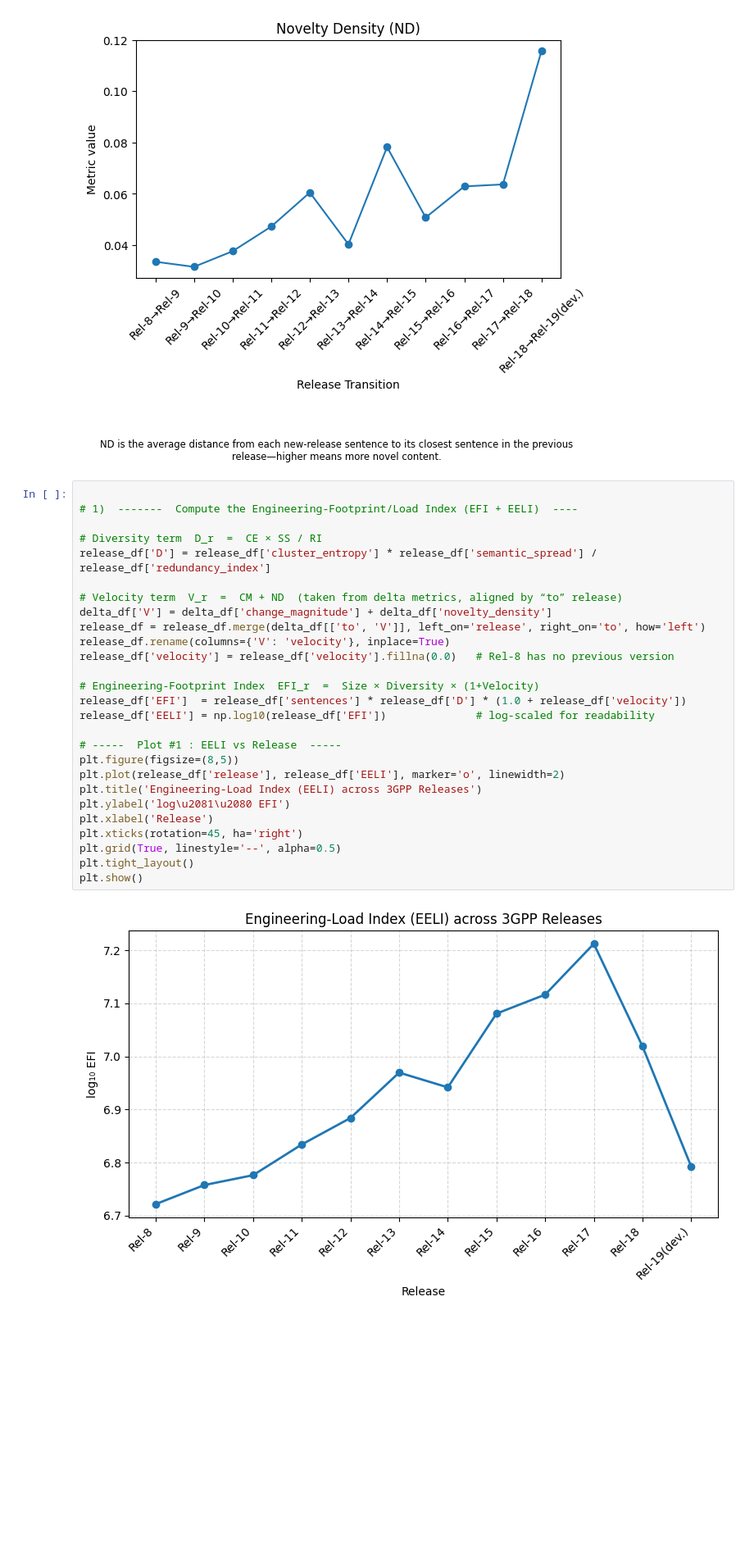
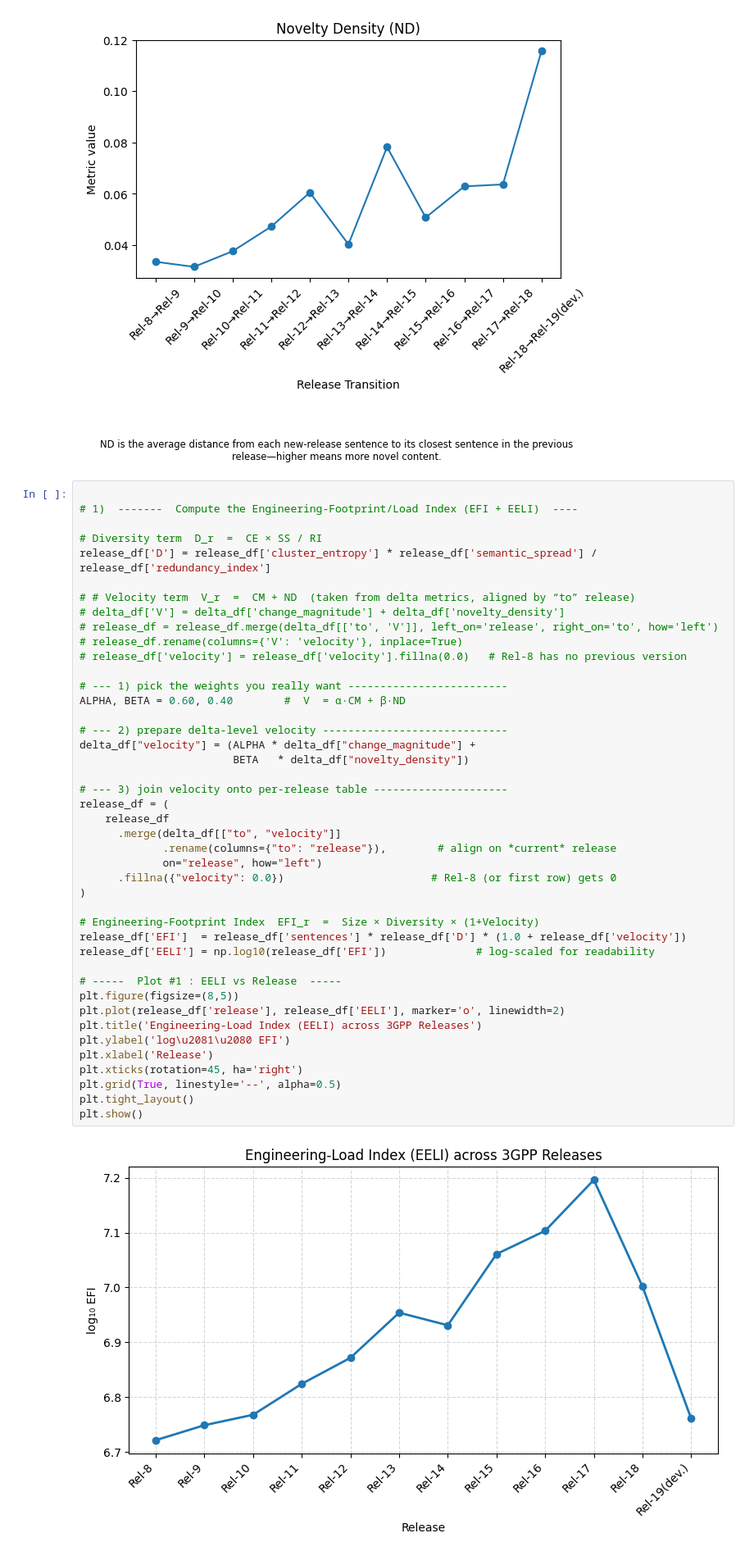
Before and after one commit to EE-zim/3gpp_Complexity, a Jupyter notebook: 3gpp_complexity_lab_report_fixed.ipynb, the cells around one changed output. Shown: that part at 82% size. Saved outputs shown, nothing was run; the diff lists cells and outputs as text; blank space fills up the shorter version.

```diff
--- a/3gpp_complexity_lab_report_fixed.ipynb
+++ b/3gpp_complexity_lab_report_fixed.ipynb
@@ -141,32 +141,48 @@ plt.show()
 # %%
 
 # 1)  -------  Compute the Engineering‑Footprint/Load Index (EFI + EELI)  ----
 
 # Diversity term  D_r  =  CE × SS / RI
 release_df['D'] = release_df['cluster_entropy'] * release_df['semantic_spread'] / release_df['redundancy_index']
 
-# Velocity term  V_r  =  CM + ND  (taken from delta metrics, aligned by “to” release)
-delta_df['V'] = delta_df['change_magnitude'] + delta_df['novelty_density']
-release_df = release_df.merge(delta_df[['to', 'V']], left_on='release', right_on='to', how='left')
-release_df.rename(columns={'V': 'velocity'}, inplace=True)
-release_df['velocity'] = release_df['velocity'].fillna(0.0)   # Rel‑8 has no previous version
+# # Velocity term  V_r  =  CM + ND  (taken from delta metrics, aligned by “to” release)
+# delta_df['V'] = delta_df['change_magnitude'] + delta_df['novelty_density']
+# release_df = release_df.merge(delta_df[['to', 'V']], left_on='release', right_on='to', how='left')
+# release_df.rename(columns={'V': 'velocity'}, inplace=True)
+# release_df['velocity'] = release_df['velocity'].fillna(0.0)   # Rel‑8 has no previous version
+
+# --- 1) pick the weights you really want -------------------------
+ALPHA, BETA = 0.60, 0.40        #  V  = α·CM + β·ND
+
+# --- 2) prepare delta-level velocity -----------------------------
+delta_df["velocity"] = (ALPHA * delta_df["change_magnitude"] +
+                        BETA   * delta_df["novelty_density"])
+
+# --- 3) join velocity onto per-release table ---------------------
+release_df = (
+    release_df
+      .merge(delta_df[["to", "velocity"]]
+             .rename(columns={"to": "release"}),        # align on *current* release
+             on="release", how="left")
+      .fillna({"velocity": 0.0})                       # Rel-8 (or first row) gets 0
+)
 
 # Engineering‑Footprint Index  EFI_r  =  Size × Diversity × (1+Velocity)
 release_df['EFI']  = release_df['sentences'] * release_df['D'] * (1.0 + release_df['velocity'])
 release_df['EELI'] = np.log10(release_df['EFI'])              # log‑scaled for readability
 
 # -----  Plot #1 : EELI vs Release  -----
 plt.figure(figsize=(8,5))
 plt.plot(release_df['release'], release_df['EELI'], marker='o', linewidth=2)
 plt.title('Engineering‑Load Index (EELI) across 3GPP Releases')
 plt.ylabel('log\u2081\u2080 EFI')
 plt.xlabel('Release')
 plt.xticks(rotation=45, ha='right')
 plt.grid(True, linestyle='--', alpha=0.5)
 plt.tight_layout()
 plt.show()
 # %% [output]
-[figure, old version]
+[figure, new version]
 # %% [markdown]
 
 ### Constructing a Composite Index: EFI
```
Also changed, not shown: parts of 1 cell of this notebook.
